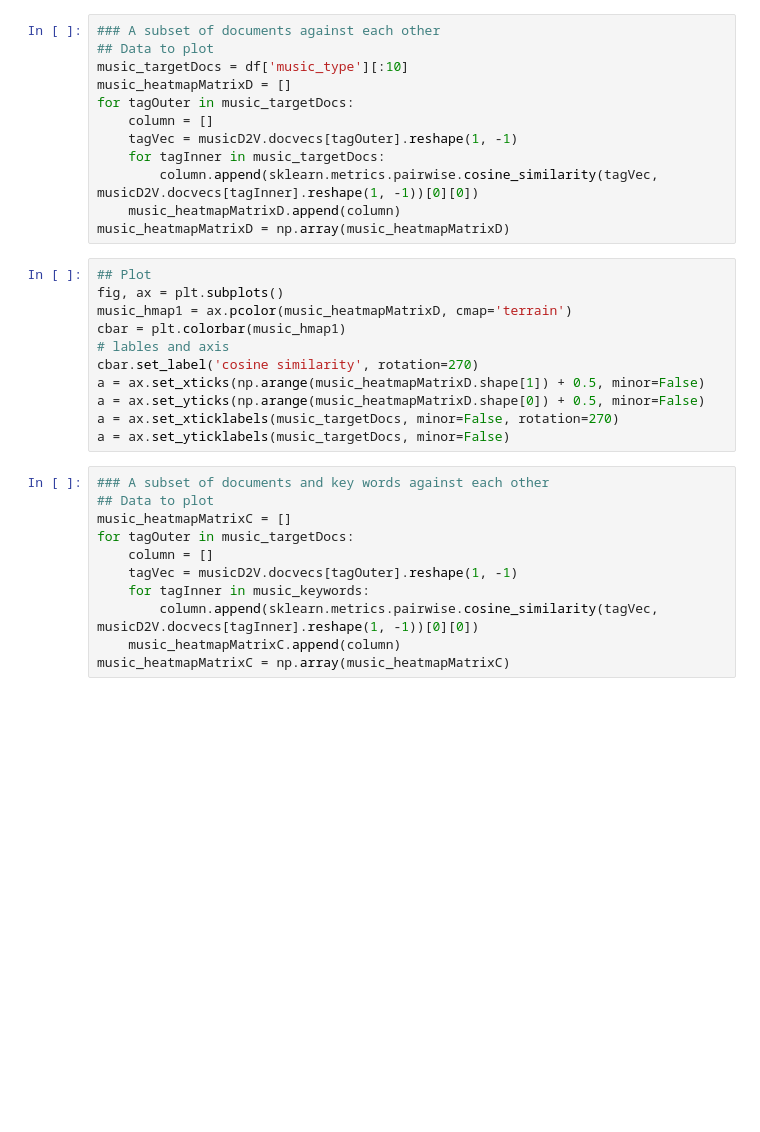
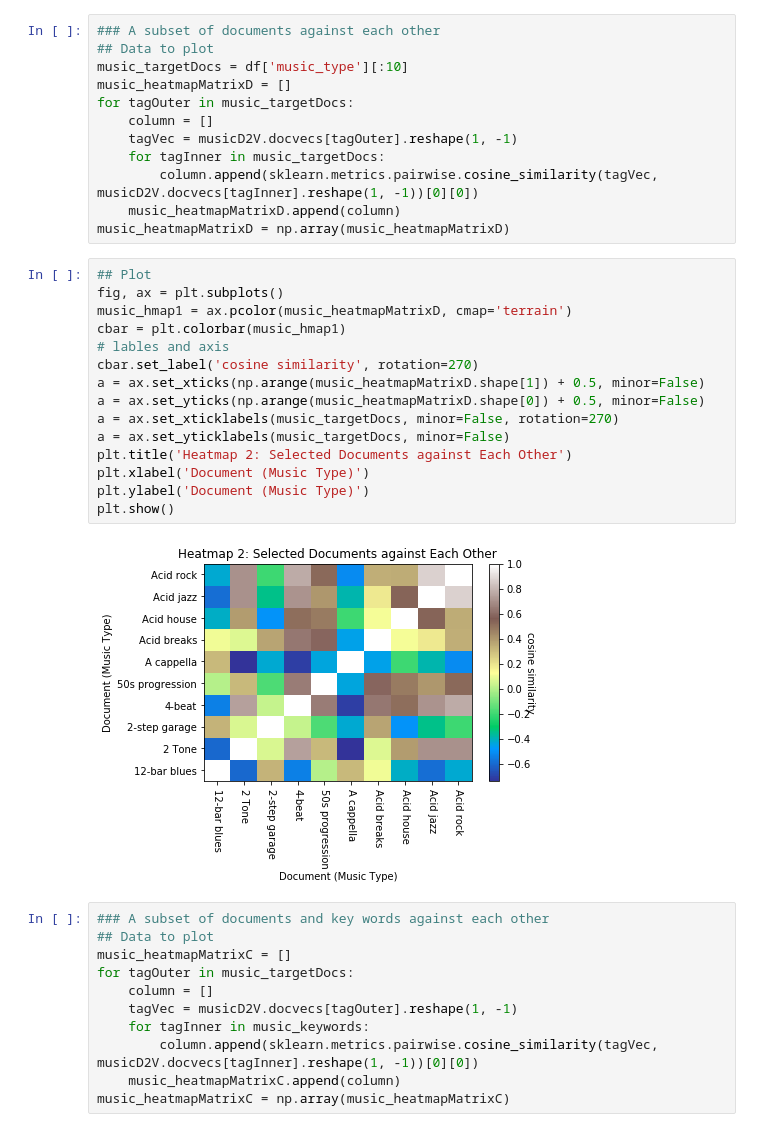
Before and after one commit to xywu-soc/content-analysis-2018, a Jupyter notebook: 4-Word-Embedding/4-Word-Embedding.ipynb, the cells around one changed output. Drawn from its saved outputs; the diff is of its cells as text; blank space fills up the shorter version.

```diff
--- a/4-Word-Embedding/4-Word-Embedding.ipynb
+++ b/4-Word-Embedding/4-Word-Embedding.ipynb
@@ -1023,14 +1044,20 @@ music_heatmapMatrixD = np.array(music_heatmapMatrixD)
 # %%
 ## Plot
 fig, ax = plt.subplots()
 music_hmap1 = ax.pcolor(music_heatmapMatrixD, cmap='terrain')
 cbar = plt.colorbar(music_hmap1)
 # lables and axis
 cbar.set_label('cosine similarity', rotation=270)
 a = ax.set_xticks(np.arange(music_heatmapMatrixD.shape[1]) + 0.5, minor=False)
 a = ax.set_yticks(np.arange(music_heatmapMatrixD.shape[0]) + 0.5, minor=False)
 a = ax.set_xticklabels(music_targetDocs, minor=False, rotation=270)
 a = ax.set_yticklabels(music_targetDocs, minor=False)
+plt.title('Heatmap 2: Selected Documents against Each Other')
+plt.xlabel('Document (Music Type)')
+plt.ylabel('Document (Music Type)')
+plt.show()
+# %% [output]
+[figure, added]
 # %%
 ### A subset of documents and key words against each other
 ## Data to plot
```
Also changed, not shown: parts of 7 cells of this notebook.
